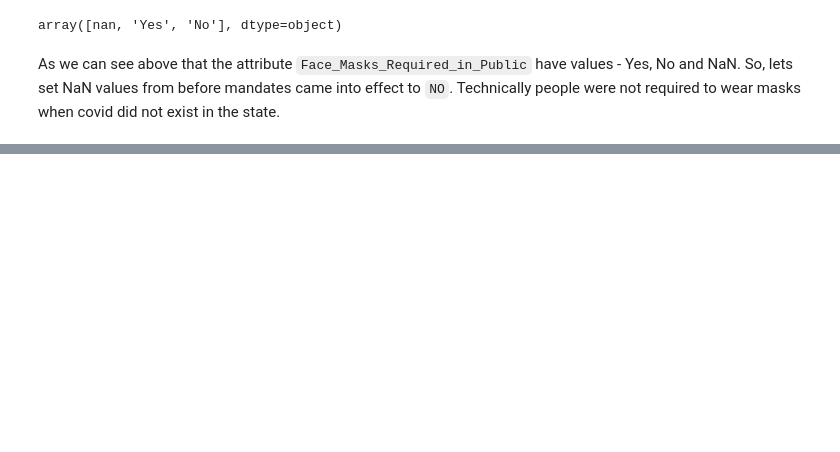
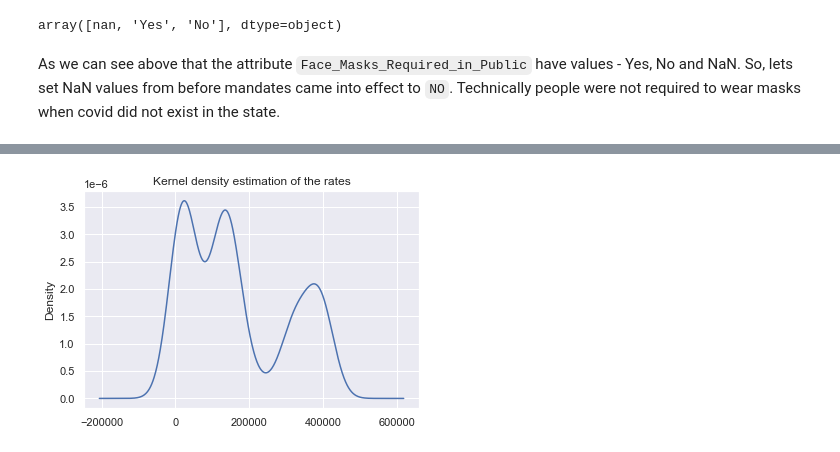
Before and after one commit to pragyy/Data-512-Course-Project, a Jupyter notebook: main.ipynb, the cells around one changed output, grey strips where cells are left out. Cells and saved outputs as stored; diff of their text form; code cells hidden in the pictures; blank space fills up the shorter version.

```diff
--- a/main.ipynb
+++ b/main.ipynb
@@ -143,0 +173,6 @@ Text(0, 0.5, 'Daily Cases')
+# %%
+middlesex_cases['cases'].plot.kde()
+plt.title("Kernel density estimation of the rates")
+plt.show()
+# %% [output]
+[figure, added]
```
Also changed, not shown: parts of 11 cells of this notebook.
